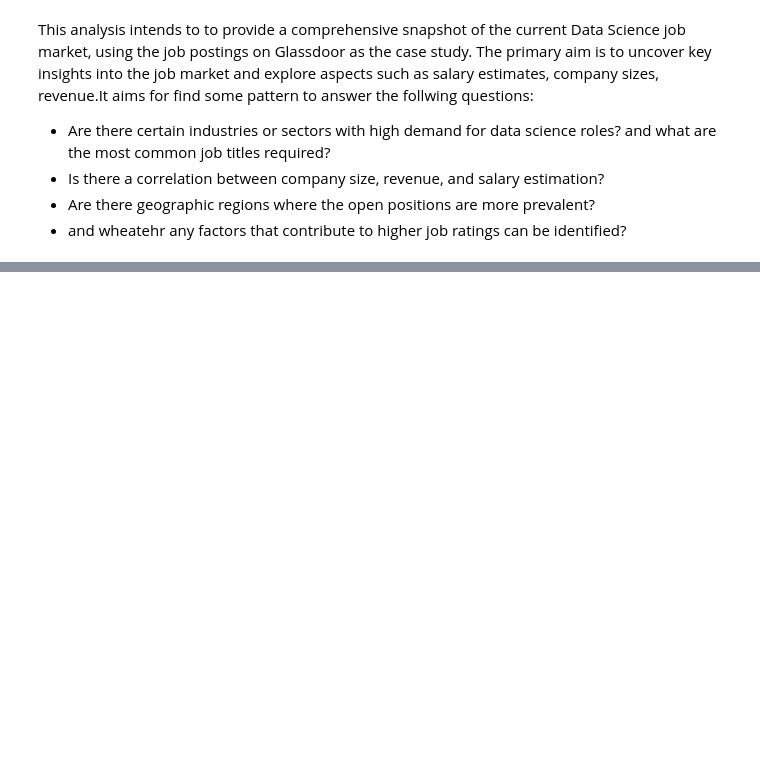
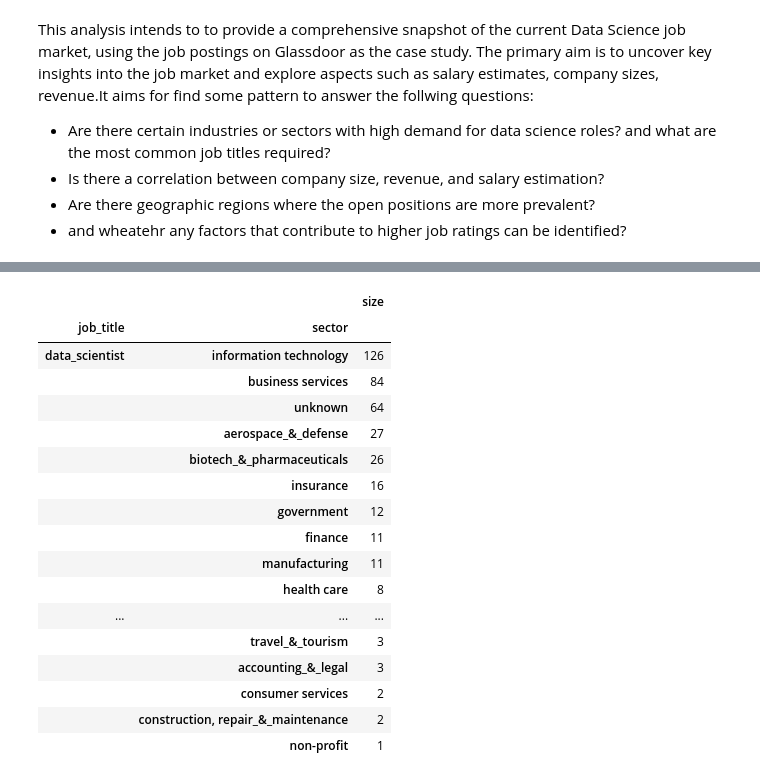
Before and after one commit to LeilaJavanmardi/project1, a Jupyter notebook: notebooks/Jobanalysis_main.ipynb, the cells around one changed output, grey strips where cells are left out. Saved outputs shown, nothing was run; the diff lists cells and outputs as text; code cells hidden in the pictures; blank space fills up the shorter version.

```diff
--- a/notebooks/Jobanalysis_main.ipynb
+++ b/notebooks/Jobanalysis_main.ipynb
@@ -10,6 +9,6 @@ import os
 import re
 from functions import *
 # %%
-path='/Users/leilajavanmardi/Desktop/Leila/Coding_IronHack/Data_Analytics_Bootcamp/week3/project1/data/raw/Uncleaned_DS_jobs.csv'
+path='../data/raw/Uncleaned_DS_jobs.csv'
 df = pd.read_csv(path)
 # %% [markdown]
@@ -351,8 +349,9 @@ print(df_clean.type_of_ownership_cleaned.unique())
 # %%
 print(df_clean.founded.isna().sum())
 print(df_clean.founded.unique())
-df_clean['founded_clean']= df_clean.founded.fillna(0).astype(int)
-print(df_clean.founded_clean.unique())
+df_clean['founded_clean']= df_clean.founded
+#df_clean['founded_clean']= df_clean.founded.fillna(0).astype(int)
+#print(df_clean.founded_clean.unique())
 # %% [output]
 118
 [1993. 1968. 1981. 2000. 1998. 2010. 1996. 1990. 1983. 2014. 2012. 2016.
@@ -457,0 +497,22 @@ The primary aim is to uncover key insights into the job market and explore aspec
+# %%
+df_data_science_both = df_final[(df_final['job_title'] == 'data_scientist') | (df_final['job_title'] == 'senior_data_scientist')]
+df_data_science.groupby(["job_title", "sector"])[["size"]].agg("count").sort_values(by="size", ascending=False)
+# %% [output]
+|  |  | size |
+| job_title | sector |  |
+| data_scientist | information technology | 126 |
+|  | business services | 84 |
+|  | unknown | 64 |
+|  | aerospace_&_defense | 27 |
+|  | biotech_&_pharmaceuticals | 26 |
+|  | insurance | 16 |
+|  | government | 12 |
+|  | finance | 11 |
+|  | manufacturing | 11 |
+|  | health care | 8 |
+| ... | ... | ... |
+|  | travel_&_tourism | 3 |
+|  | accounting_&_legal | 3 |
+|  | consumer services | 2 |
+|  | construction, repair_&_maintenance | 2 |
+|  | non-profit | 1 |
```
Also changed, not shown: parts of 10 cells of this notebook.
